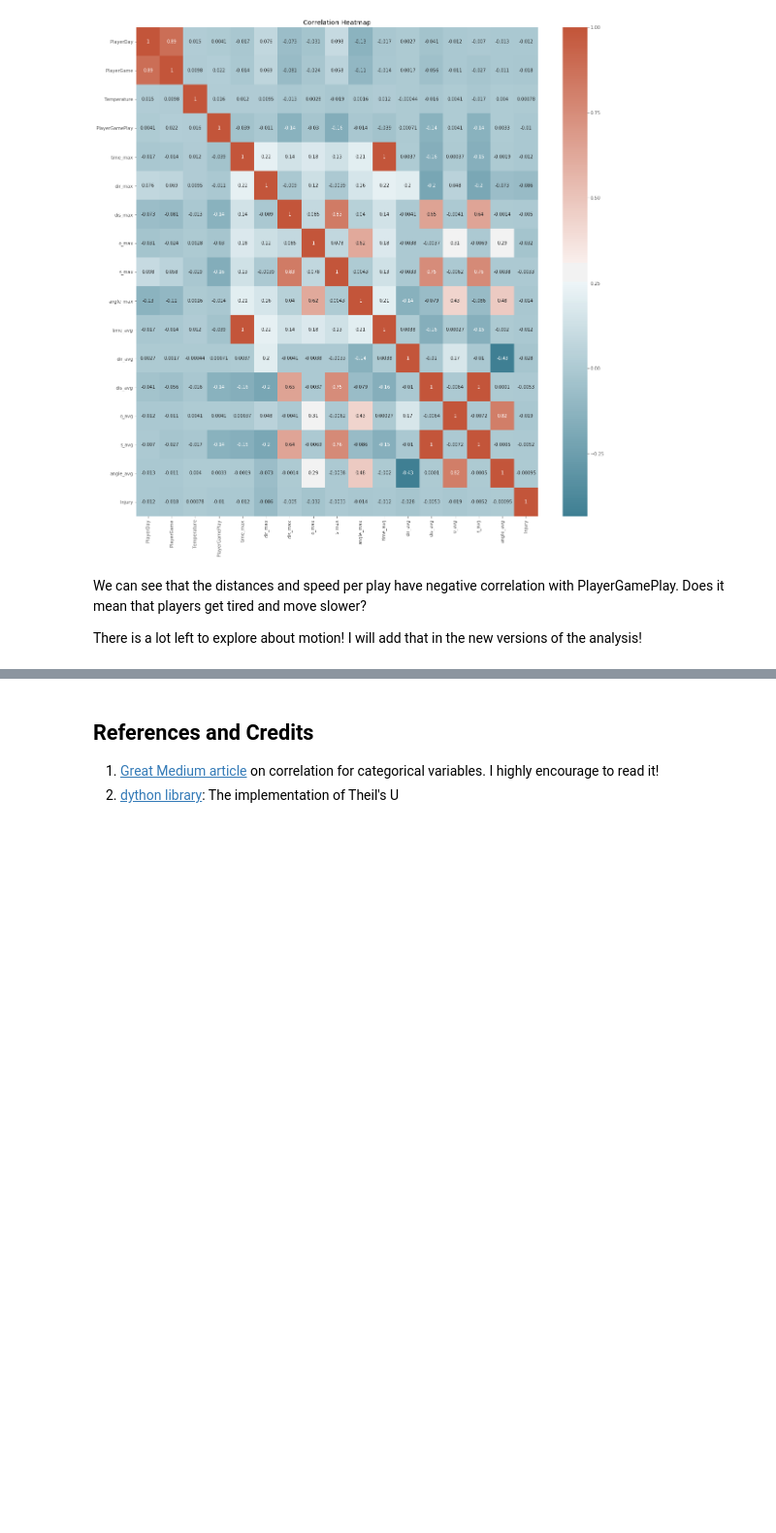
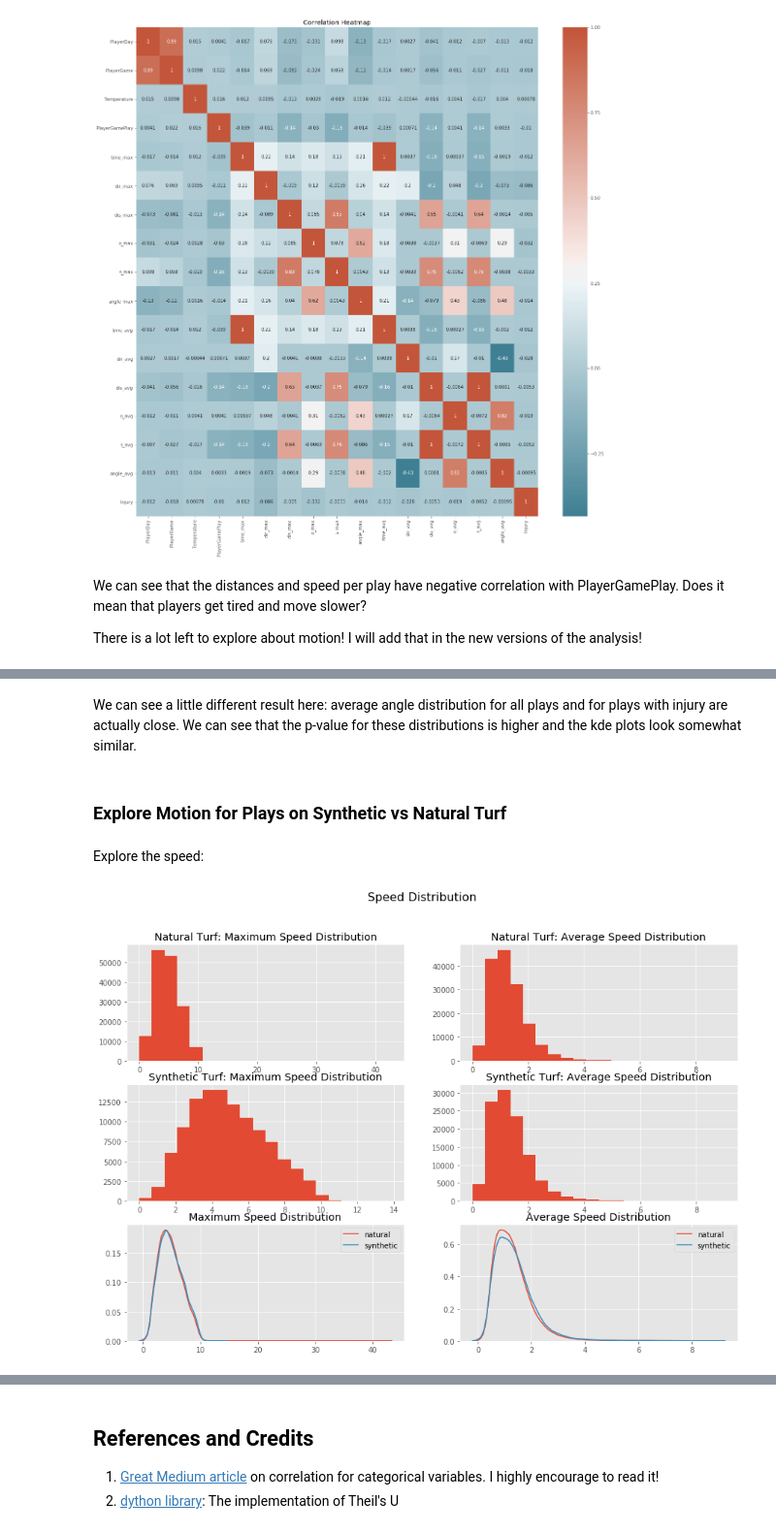
Before and after one commit to Lexie88rus/NFL-1st-and-Future, a Jupyter notebook: NFL_Injury_Analytics.ipynb, the cells around one changed output, grey strips where cells are left out. Shown at 97% size. Saved outputs shown, nothing was run; the diff lists cells and outputs as text; code cells hidden in the pictures; blank space fills up the shorter version.

```diff
--- a/NFL_Injury_Analytics.ipynb
+++ b/NFL_Injury_Analytics.ipynb
@@ -994,0 +1124,33 @@ There is a lot left to explore about motion! I will add that in the new versions
+# %% [markdown]
+We can see a little different result here: average angle distribution for all plays and for plays with injury are actually close. We can see that the p-value for these distributions is higher and the kde plots look somewhat similar.
+# %% [markdown]
+### Explore Motion for Plays on Synthetic vs Natural Turf
+# %% [markdown]
+Explore the speed:
+# %%
+fig, axs = plt.subplots(3,2,figsize=(15,10))
+
+axs[0,0].hist(motion_df[motion_df.FieldType == 'Natural'].s_max, bins = 20)
+axs[0,0].set_title('Natural Turf: Maximum Speed Distribution')
+
+axs[1,0].hist(motion_df[motion_df.FieldType == 'Synthetic'].s_max, bins = 20)
+axs[1,0].set_title('Synthetic Turf: Maximum Speed Distribution')
+
+axs[0,1].hist(motion_df[motion_df.FieldType =='Natural'].s_avg, bins = 20)
+axs[0,1].set_title('Natural Turf: Average Speed Distribution')
+
+axs[1,1].hist(motion_df[motion_df.FieldType == 'Synthetic'].s_avg, bins = 20)
+axs[1,1].set_title('Synthetic Turf: Average Speed Distribution')
+
+sns.kdeplot(motion_df[motion_df.FieldType == 'Natural'].s_max, ax = axs[2,0], label='natural')
+sns.kdeplot(motion_df[motion_df.FieldType == 'Synthetic'].s_max,ax = axs[2,0], label='synthetic')
+axs[2,0].set_title('Maximum Speed Distribution')
+
+sns.kdeplot(motion_df[motion_df.FieldType == 'Natural'].s_avg, ax = axs[2,1], label='natural')
+sns.kdeplot(motion_df[motion_df.FieldType == 'Synthetic'].s_avg,ax = axs[2,1], label='synthetic')
+axs[2,1].set_title('Average Speed Distribution')
+
+plt.suptitle('Speed Distribution', fontsize=16)
+plt.show()
+# %% [output]
+[figure, added]
```
Also changed, not shown: parts of 22 cells of this notebook.
